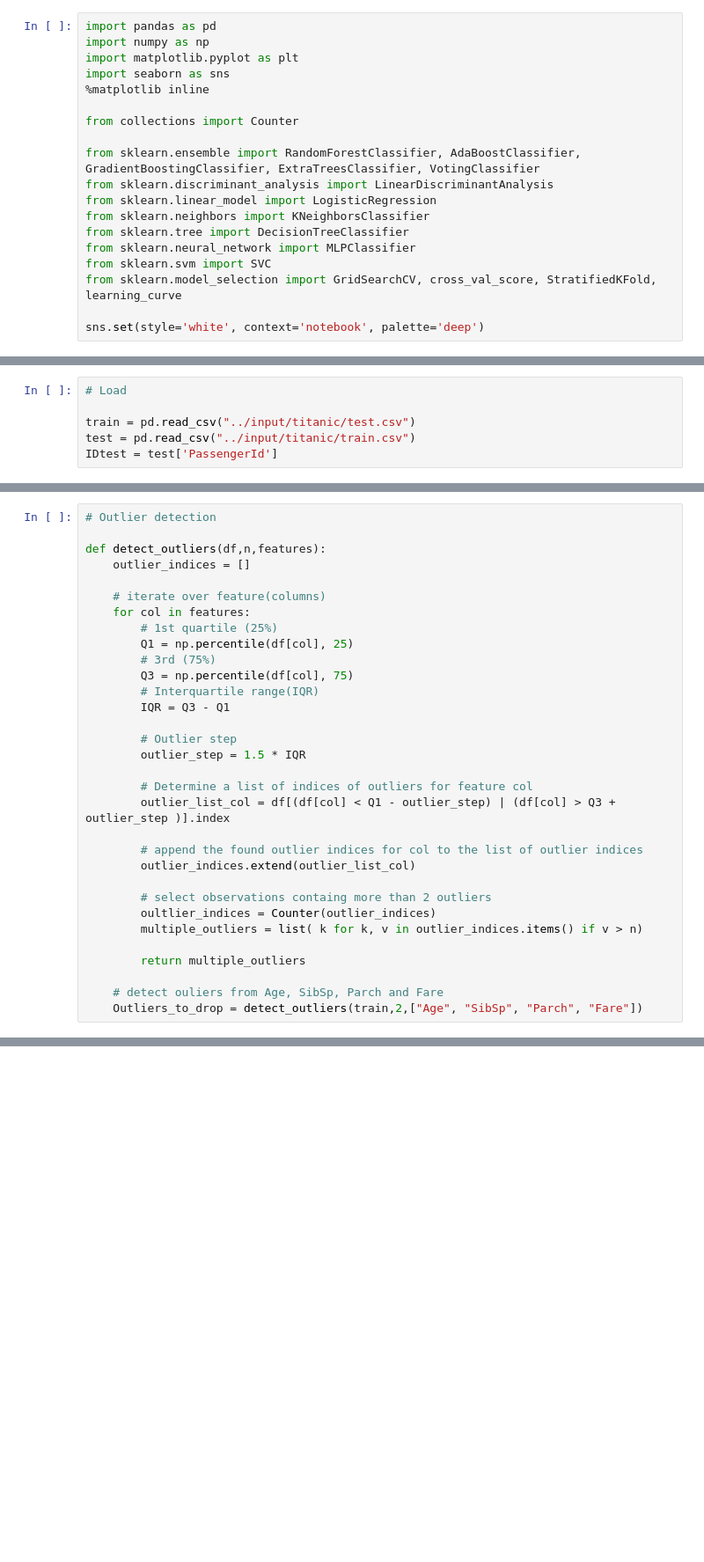
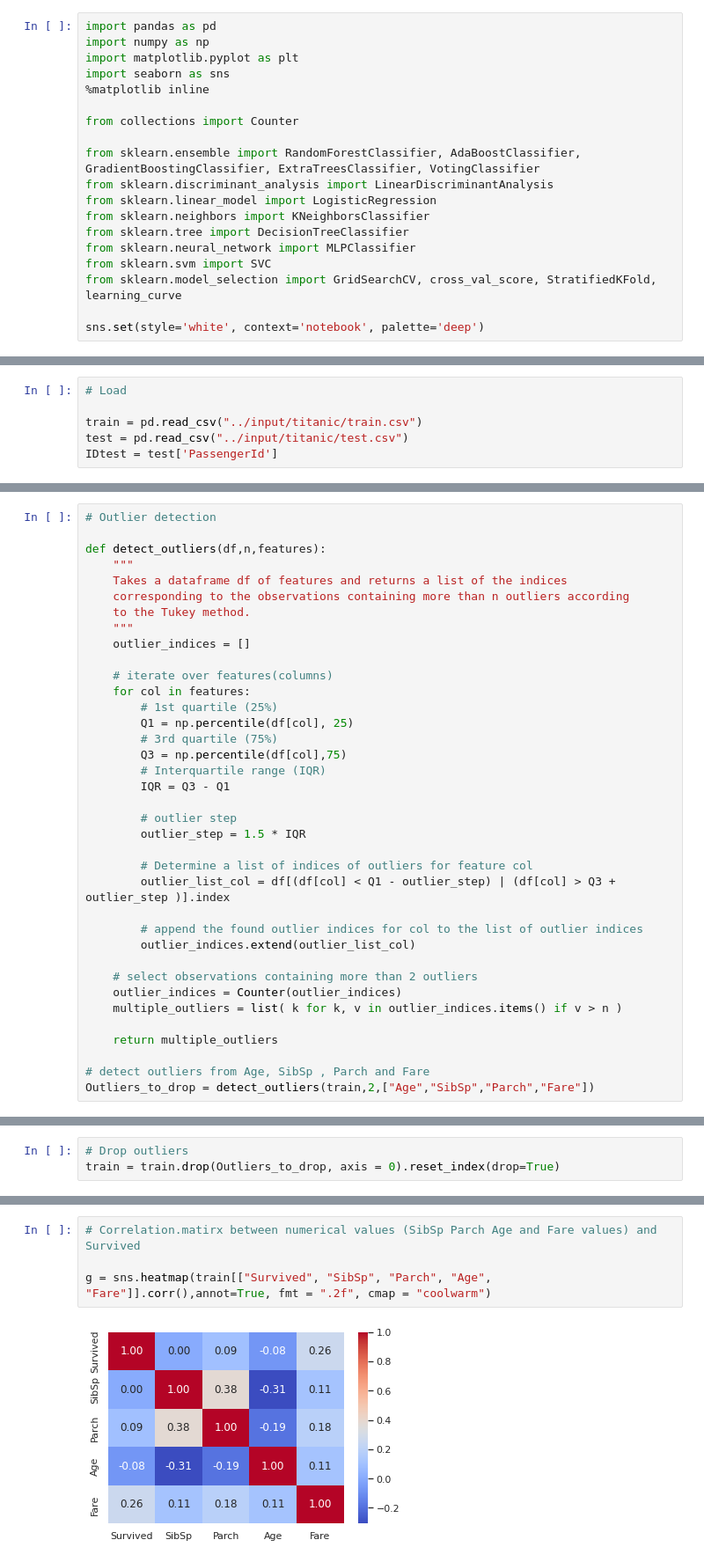
Before and after one commit to yunyunjin/Kaggle, a Jupyter notebook: titanic-top-4-with-ensemble-modeling.ipynb, the cells around one changed output, grey strips where cells are left out. Shown at 88% size. Drawn from its saved outputs; the diff is of its cells as text; blank space fills up the shorter version.

Commit message:
Kaggle Notebook | Titanic Top 4% with ensemble modeling | Version 4

```diff
--- a/titanic-top-4-with-ensemble-modeling.ipynb
+++ b/titanic-top-4-with-ensemble-modeling.ipynb
@@ -28,7 +30,7 @@ sns.set(style='white', context='notebook', palette='deep')
 # %%
 # Load
 
-train = pd.read_csv("../input/titanic/test.csv")
-test = pd.read_csv("../input/titanic/train.csv")
+train = pd.read_csv("../input/titanic/train.csv")
+test = pd.read_csv("../input/titanic/test.csv")
 IDtest = test['PassengerId']
 # %% [markdown]
@@ -37,18 +39,23 @@ IDtest = test['PassengerId']
 # Outlier detection
 
 def detect_outliers(df,n,features):
+    """
+    Takes a dataframe df of features and returns a list of the indices
+    corresponding to the observations containing more than n outliers according
+    to the Tukey method.
+    """
     outlier_indices = []
 
-    # iterate over feature(columns)
+    # iterate over features(columns)
     for col in features:
         # 1st quartile (25%)
         Q1 = np.percentile(df[col], 25)
-        # 3rd (75%)
-        Q3 = np.percentile(df[col], 75)
-        # Interquartile range(IQR)
+        # 3rd quartile (75%)
+        Q3 = np.percentile(df[col],75)
+        # Interquartile range (IQR)
         IQR = Q3 - Q1
 
-        # Outlier step
+        # outlier step
         outlier_step = 1.5 * IQR
 
         # Determine a list of indices of outliers for feature col
@@ -57,11 +64,11 @@ def detect_outliers(df,n,features):
         # append the found outlier indices for col to the list of outlier indices
         outlier_indices.extend(outlier_list_col)
 
-        # select observations containg more than 2 outliers
-        oultlier_indices = Counter(outlier_indices)
-        multiple_outliers = list( k for k, v in outlier_indices.items() if v > n)
+    # select observations containing more than 2 outliers
+    outlier_indices = Counter(outlier_indices)
+    multiple_outliers = list( k for k, v in outlier_indices.items() if v > n )
 
-        return multiple_outliers
+    return multiple_outliers
 
-    # detect ouliers from Age, SibSp, Parch and Fare
-    Outliers_to_drop = detect_outliers(train,2,["Age", "SibSp", "Parch", "Fare"])
+# detect outliers from Age, SibSp , Parch and Fare
+Outliers_to_drop = detect_outliers(train,2,["Age","SibSp","Parch","Fare"])
@@ -67,0 +103,3 @@ def detect_outliers(df,n,features):
+# %%
+# Drop outliers
+train = train.drop(Outliers_to_drop, axis = 0).reset_index(drop=True)
@@ -67,0 +226,6 @@ def detect_outliers(df,n,features):
+# %%
+# Correlation.matirx between numerical values (SibSp Parch Age and Fare values) and Survived
+
+g = sns.heatmap(train[["Survived", "SibSp", "Parch", "Age", "Fare"]].corr(),annot=True, fmt = ".2f", cmap = "coolwarm")
+# %% [output]
+[figure, added]
```
Also changed, not shown: parts of 49 cells of this notebook.
